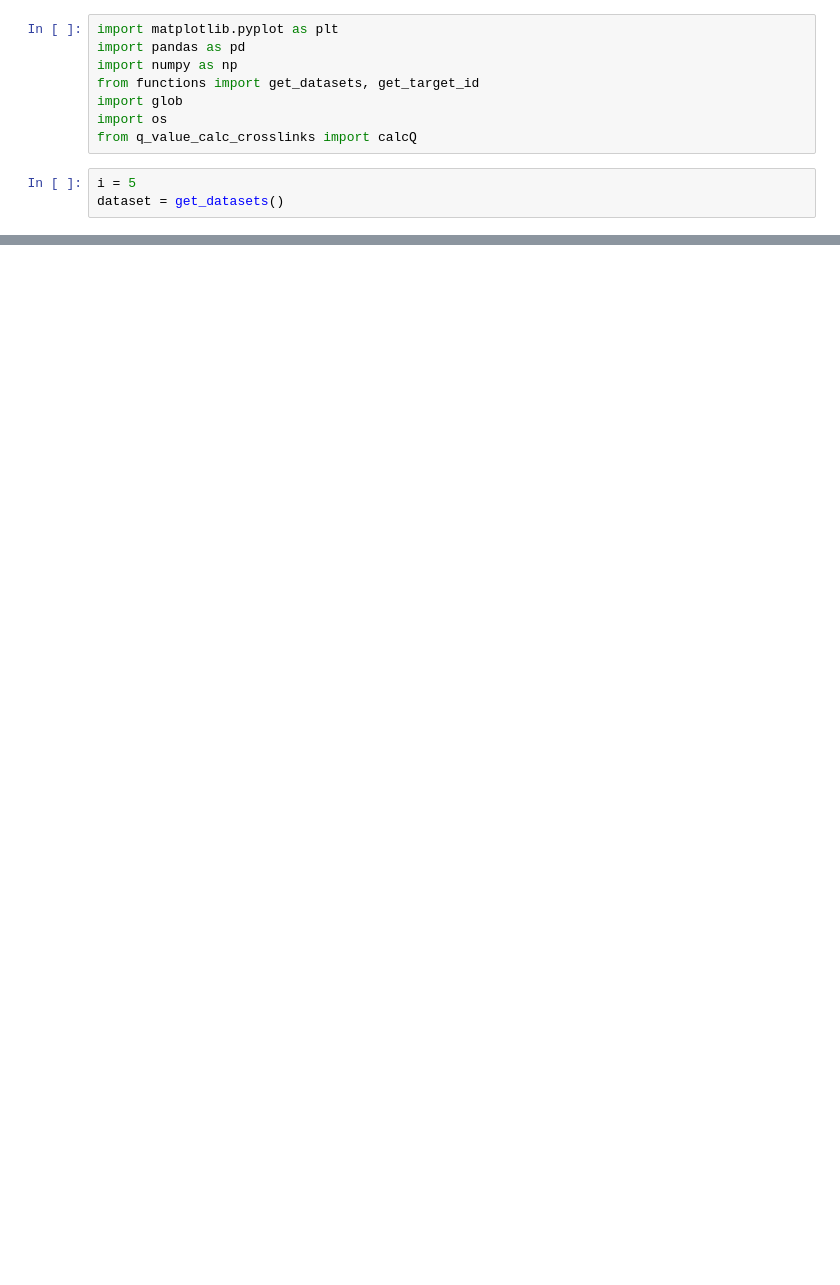
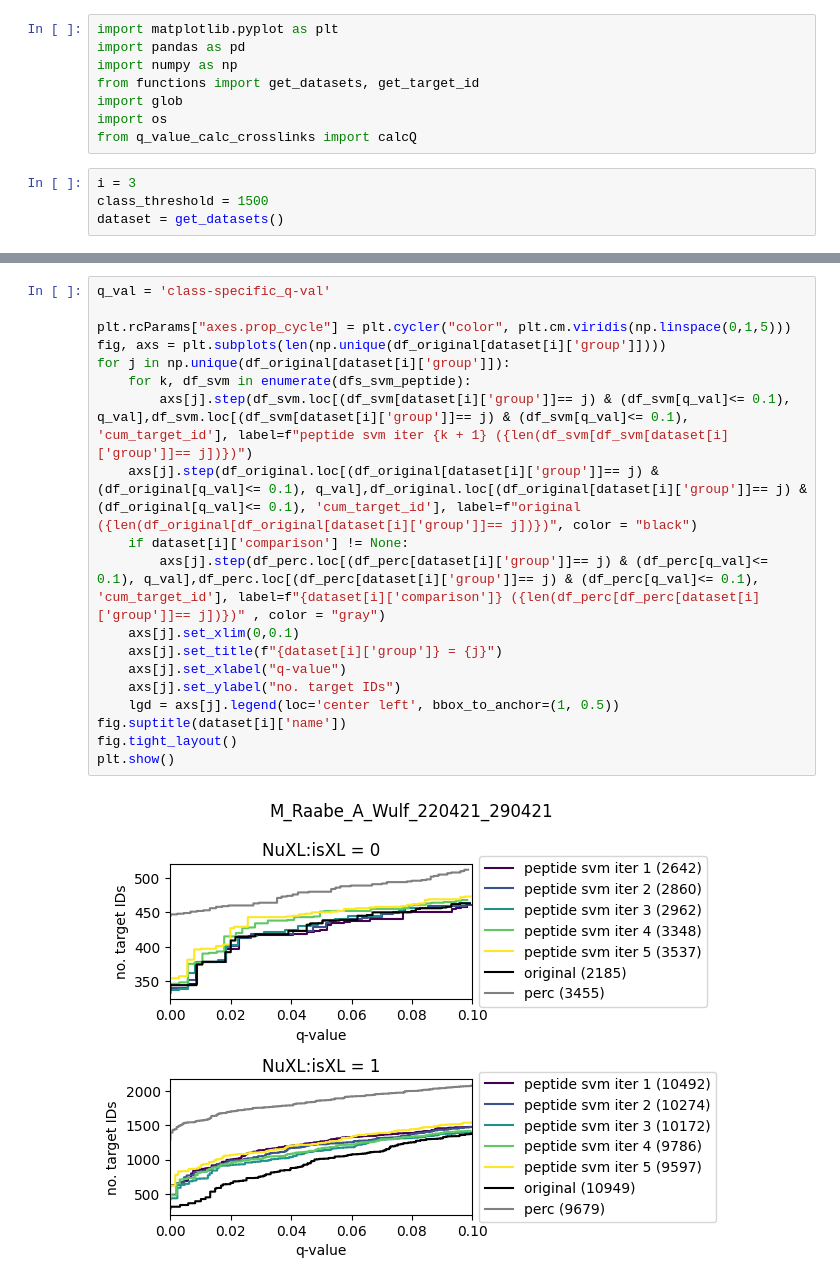
Before and after one commit to neelie01/Research-Project, a Jupyter notebook: src/plots.ipynb, the cells around one changed output, grey strips where cells are left out. Saved outputs shown, nothing was run; the diff lists cells and outputs as text; blank space fills up the shorter version.

```diff
--- a/src/plots.ipynb
+++ b/src/plots.ipynb
@@ -7,6 +7,7 @@ import glob
 import os
 from q_value_calc_crosslinks import calcQ
 # %%
-i = 5
+i = 3
+class_threshold = 1500
 dataset = get_datasets()
 # %%
@@ -15,0 +64,21 @@ input_file_perc = f"../data/{dataset[i]['type']}/{dataset[i]['file']}_{dataset[i
+# %%
+q_val = 'class-specific_q-val'
+
+plt.rcParams["axes.prop_cycle"] = plt.cycler("color", plt.cm.viridis(np.linspace(0,1,5)))
+fig, axs = plt.subplots(len(np.unique(df_original[dataset[i]['group']])))
+for j in np.unique(df_original[dataset[i]['group']]):
+    for k, df_svm in enumerate(dfs_svm_peptide):
+        axs[j].step(df_svm.loc[(df_svm[dataset[i]['group']]== j) & (df_svm[q_val]<= 0.1), q_val],df_svm.loc[(df_svm[dataset[i]['group']]== j) & (df_svm[q_val]<= 0.1), 'cum_target_id'], label=f"peptide svm iter {k + 1} ({len(df_svm[df_svm[dataset[i]['group']]== j])})")
+    axs[j].step(df_original.loc[(df_original[dataset[i]['group']]== j) & (df_original[q_val]<= 0.1), q_val],df_original.loc[(df_original[dataset[i]['group']]== j) & (df_original[q_val]<= 0.1), 'cum_target_id'], label=f"original ({len(df_original[df_original[dataset[i]['group']]== j])})", color = "black")
+    if dataset[i]['comparison'] != None:
+        axs[j].step(df_perc.loc[(df_perc[dataset[i]['group']]== j) & (df_perc[q_val]<= 0.1), q_val],df_perc.loc[(df_perc[dataset[i]['group']]== j) & (df_perc[q_val]<= 0.1), 'cum_target_id'], label=f"{dataset[i]['comparison']} ({len(df_perc[df_perc[dataset[i]['group']]== j])})" , color = "gray")
+    axs[j].set_xlim(0,0.1)
+    axs[j].set_title(f"{dataset[i]['group']} = {j}")
+    axs[j].set_xlabel("q-value")
+    axs[j].set_ylabel("no. target IDs")
+    lgd = axs[j].legend(loc='center left', bbox_to_anchor=(1, 0.5))
+fig.suptitle(dataset[i]['name'])
+fig.tight_layout()
+plt.show()
+# %% [output]
+[figure, added]
```
Also changed, not shown: parts of 12 cells of this notebook, 1 other file.
